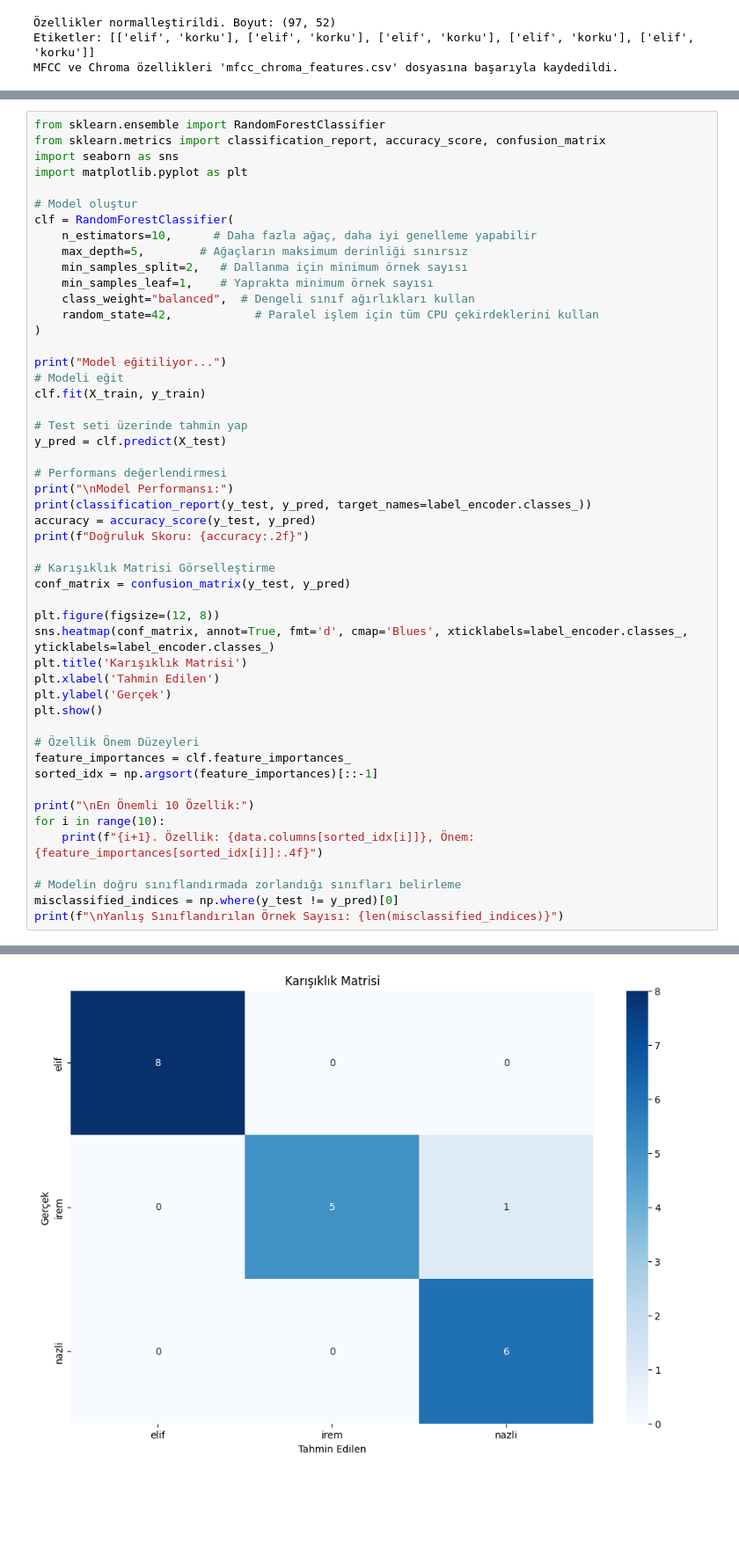
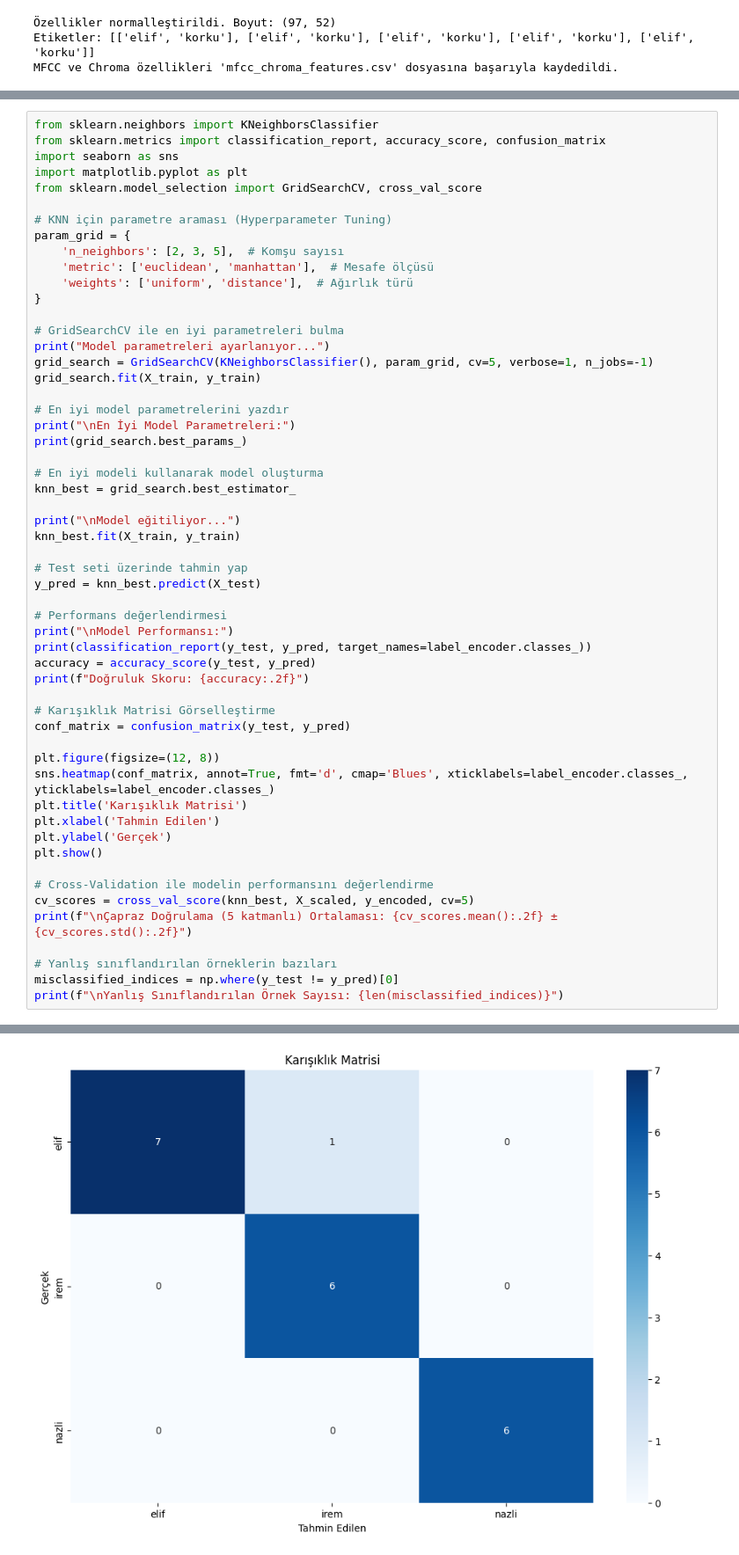
Before and after one commit to iremwacar/VoiceProject, a Jupyter notebook: Deneme/data.ipynb, the cells around one changed output, grey strips where cells are left out. Shown at 88% size. Cells and saved outputs as stored; diff of their text form; blank space fills up the shorter version.

```diff
--- a/Deneme/data.ipynb
+++ b/Deneme/data.ipynb
@@ -160,25 +198,34 @@ Test seti boyutu: (20, 52)
 # %%
-from sklearn.ensemble import RandomForestClassifier
+from sklearn.neighbors import KNeighborsClassifier
 from sklearn.metrics import classification_report, accuracy_score, confusion_matrix
 import seaborn as sns
 import matplotlib.pyplot as plt
+from sklearn.model_selection import GridSearchCV, cross_val_score
 
-# Model oluştur
-clf = RandomForestClassifier(
-    n_estimators=10,      # Daha fazla ağaç, daha iyi genelleme yapabilir
-    max_depth=5,        # Ağaçların maksimum derinliği sınırsız
-    min_samples_split=2,   # Dallanma için minimum örnek sayısı
-    min_samples_leaf=1,    # Yaprakta minimum örnek sayısı
-    class_weight="balanced",  # Dengeli sınıf ağırlıkları kullan
-    random_state=42,            # Paralel işlem için tüm CPU çekirdeklerini kullan
-)
+# KNN için parametre araması (Hyperparameter Tuning)
+param_grid = {
+    'n_neighbors': [2, 3, 5],  # Komşu sayısı
+    'metric': ['euclidean', 'manhattan'],  # Mesafe ölçüsü
+    'weights': ['uniform', 'distance'],  # Ağırlık türü
+}
 
-print("Model eğitiliyor...")
-# Modeli eğit
-clf.fit(X_train, y_train)
+# GridSearchCV ile en iyi parametreleri bulma
+print("Model parametreleri ayarlanıyor...")
+grid_search = GridSearchCV(KNeighborsClassifier(), param_grid, cv=5, verbose=1, n_jobs=-1)
+grid_search.fit(X_train, y_train)
+
+# En iyi model parametrelerini yazdır
+print("\nEn İyi Model Parametreleri:")
+print(grid_search.best_params_)
+
+# En iyi modeli kullanarak model oluşturma
+knn_best = grid_search.best_estimator_
+
+print("\nModel eğitiliyor...")
+knn_best.fit(X_train, y_train)
 
 # Test seti üzerinde tahmin yap
-y_pred = clf.predict(X_test)
+y_pred = knn_best.predict(X_test)
 
 # Performans değerlendirmesi
 print("\nModel Performansı:")
@@ -196,15 +243,11 @@ plt.xlabel('Tahmin Edilen')
 plt.ylabel('Gerçek')
 plt.show()
 
-# Özellik Önem Düzeyleri
-feature_importances = clf.feature_importances_
-sorted_idx = np.argsort(feature_importances)[::-1]
+# Cross-Validation ile modelin performansını değerlendirme
+cv_scores = cross_val_score(knn_best, X_scaled, y_encoded, cv=5)
+print(f"\nÇapraz Doğrulama (5 katmanlı) Ortalaması: {cv_scores.mean():.2f} ± {cv_scores.std():.2f}")
 
-print("\nEn Önemli 10 Özellik:")
-for i in range(10):
-    print(f"{i+1}. Özellik: {data.columns[sorted_idx[i]]}, Önem: {feature_importances[sorted_idx[i]]:.4f}")
-
-# Modelin doğru sınıflandırmada zorlandığı sınıfları belirleme
+# Yanlış sınıflandırılan örneklerin bazıları
 misclassified_indices = np.where(y_test != y_pred)[0]
 print(f"\nYanlış Sınıflandırılan Örnek Sayısı: {len(misclassified_indices)}")
 # %% [output]
@@ -222,4 +271,4 @@ Model Performansı:
 weighted avg       0.96      0.95      0.95        20
 
 Doğruluk Skoru: 0.95
-[figure, old version]
+[figure, new version]
```
Also changed, not shown: parts of 3 cells of this notebook, 3 other files.
